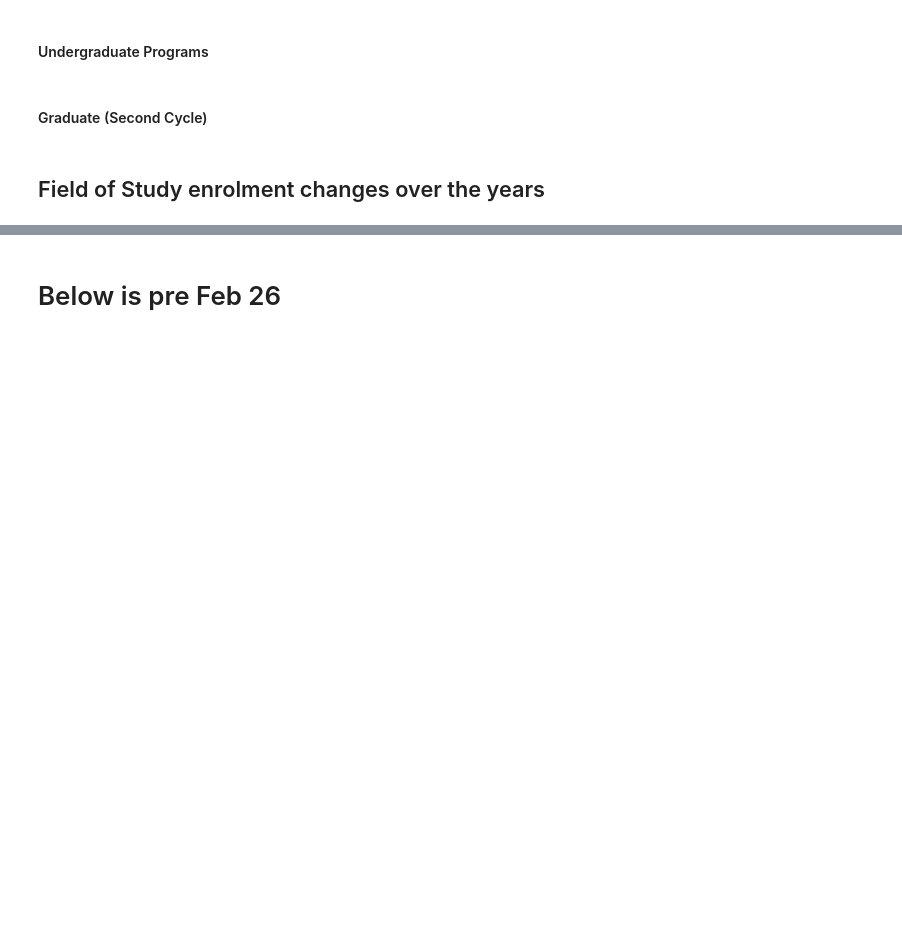
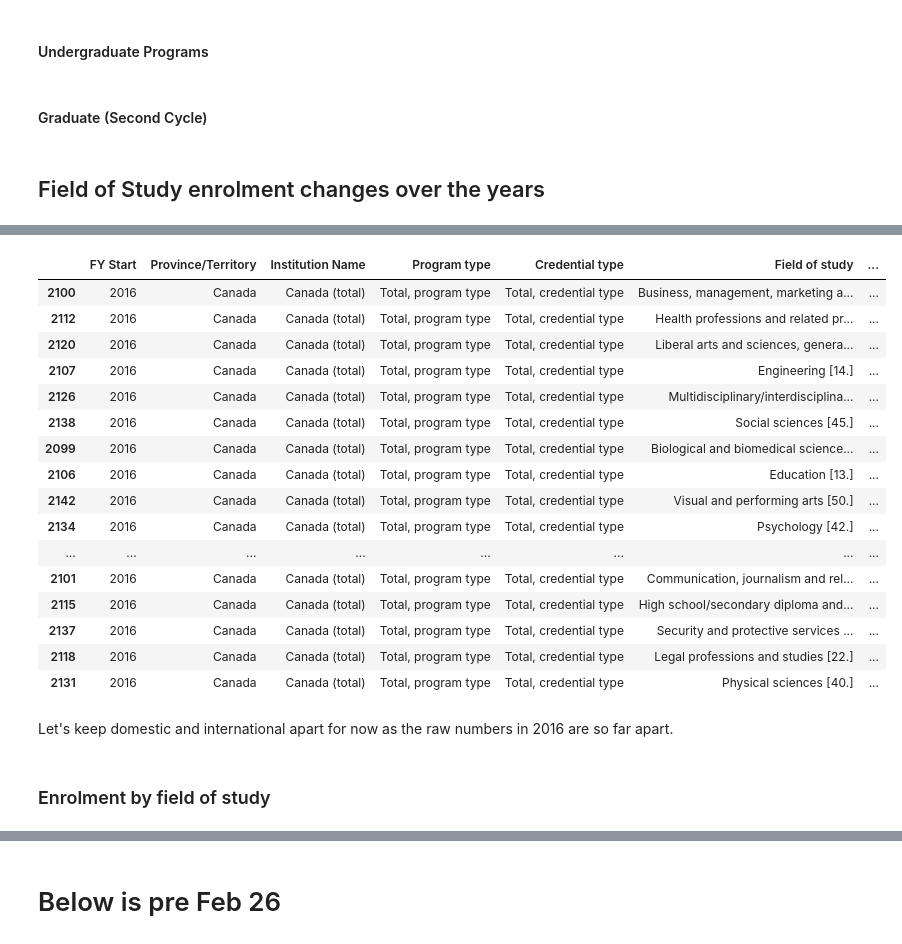
Before and after one commit to tjjdoherty/canadian-psi-project, a Jupyter notebook: program_cred_analysis.ipynb, the cells around one changed output, grey strips where cells are left out. Cells and saved outputs as stored; diff of their text form; code cells hidden in the pictures; blank space fills up the shorter version.

Commit message:
field of study vis

```diff
--- a/program_cred_analysis.ipynb
+++ b/program_cred_analysis.ipynb
@@ -2377,7 +2429,7 @@ creds_df[creds_df['Program type'] == 'Career, technical or professional training
 # %%
 # use the double-counting method to just toggle off the program total. Then run it against the canada_dom and canada_intl dataframes from last workbook to see if the numbers align.
 fields_df = cleaned_progs[(cleaned_progs['Institution Name'].str.contains('Canada')) &
-                                  ~(cleaned_progs['Program type'] == 'Total, program type') &
+                                  (cleaned_progs['Program type'] == 'Total, program type') &
                                   (cleaned_progs['Credential type'] == 'Total, credential type') &
-                                  (cleaned_progs['Field of study'] == 'Total, field of study')
+                                  ~(cleaned_progs['Field of study'] == 'Total, field of study')
                                 ]
@@ -2383,0 +2503,30 @@ fields_df = cleaned_progs[(cleaned_progs['Institution Name'].str.contains('Canad
+# %%
+#snapshots of fields of study in 2016 and 2022
+fields_2016 = fields_df[fields_df['FY Start'] == 2016]
+
+fields_2022 = fields_df[fields_df['FY Start'] == 2022]
+
+#sort field_2016 fields of study by domestic enrolment
+fields_2016.sort_values(by='Domestic Enrolment', ascending=False).head(20)
+# %% [output]
+|  | FY Start | Province/Territory | Institution Name | Program type | Credential type | Field of study | ... |
+| 2100 | 2016 | Canada | Canada (total) | Total, program type | Total, credential type | Business, management, marketing a... | ... |
+| 2112 | 2016 | Canada | Canada (total) | Total, program type | Total, credential type | Health professions and related pr... | ... |
+| 2120 | 2016 | Canada | Canada (total) | Total, program type | Total, credential type | Liberal arts and sciences, genera... | ... |
+| 2107 | 2016 | Canada | Canada (total) | Total, program type | Total, credential type | Engineering [14.] | ... |
+| 2126 | 2016 | Canada | Canada (total) | Total, program type | Total, credential type | Multidisciplinary/interdisciplina... | ... |
+| 2138 | 2016 | Canada | Canada (total) | Total, program type | Total, credential type | Social sciences [45.] | ... |
+| 2099 | 2016 | Canada | Canada (total) | Total, program type | Total, credential type | Biological and biomedical science... | ... |
+| 2106 | 2016 | Canada | Canada (total) | Total, program type | Total, credential type | Education [13.] | ... |
+| 2142 | 2016 | Canada | Canada (total) | Total, program type | Total, credential type | Visual and performing arts [50.] | ... |
+| 2134 | 2016 | Canada | Canada (total) | Total, program type | Total, credential type | Psychology [42.] | ... |
+| ... | ... | ... | ... | ... | ... | ... | ... |
+| 2101 | 2016 | Canada | Canada (total) | Total, program type | Total, credential type | Communication, journalism and rel... | ... |
+| 2115 | 2016 | Canada | Canada (total) | Total, program type | Total, credential type | High school/secondary diploma and... | ... |
+| 2137 | 2016 | Canada | Canada (total) | Total, program type | Total, credential type | Security and protective services ... | ... |
+| 2118 | 2016 | Canada | Canada (total) | Total, program type | Total, credential type | Legal professions and studies [22.] | ... |
+| 2131 | 2016 | Canada | Canada (total) | Total, program type | Total, credential type | Physical sciences [40.] | ... |
+# %% [markdown]
+Let's keep domestic and international apart for now as the raw numbers in 2016 are so far apart.
+# %% [markdown]
+### Enrolment by field of study
```
Also changed, not shown: parts of 28 cells of this notebook.
